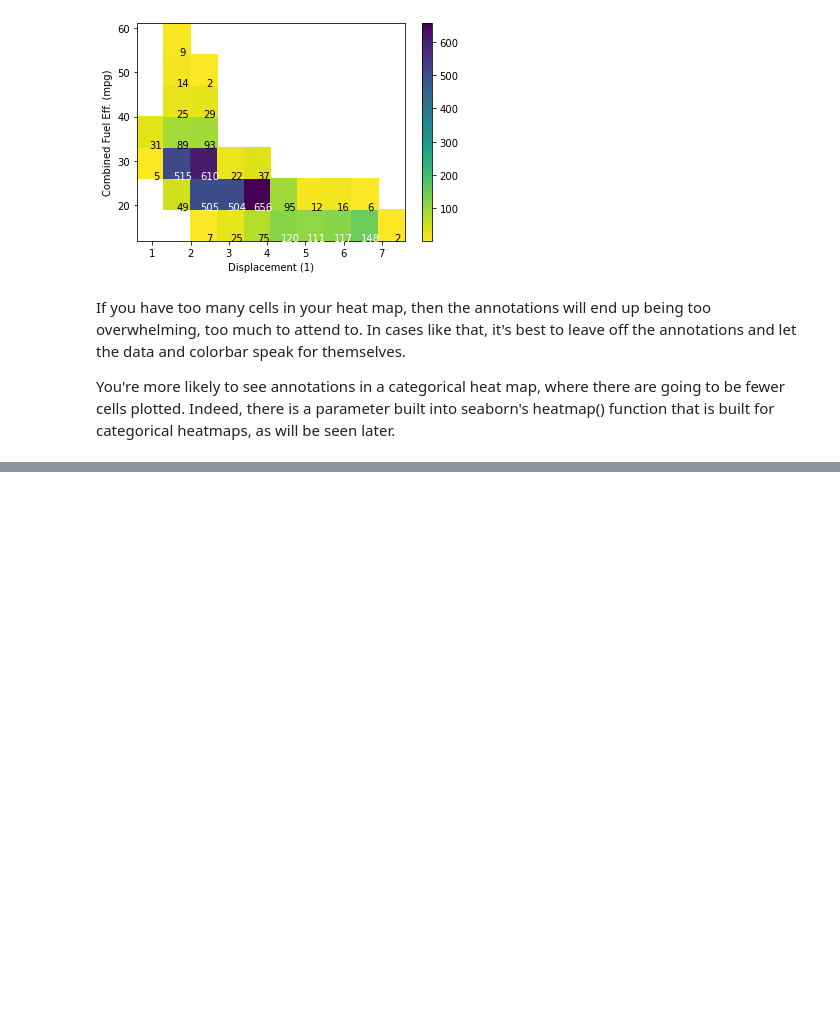
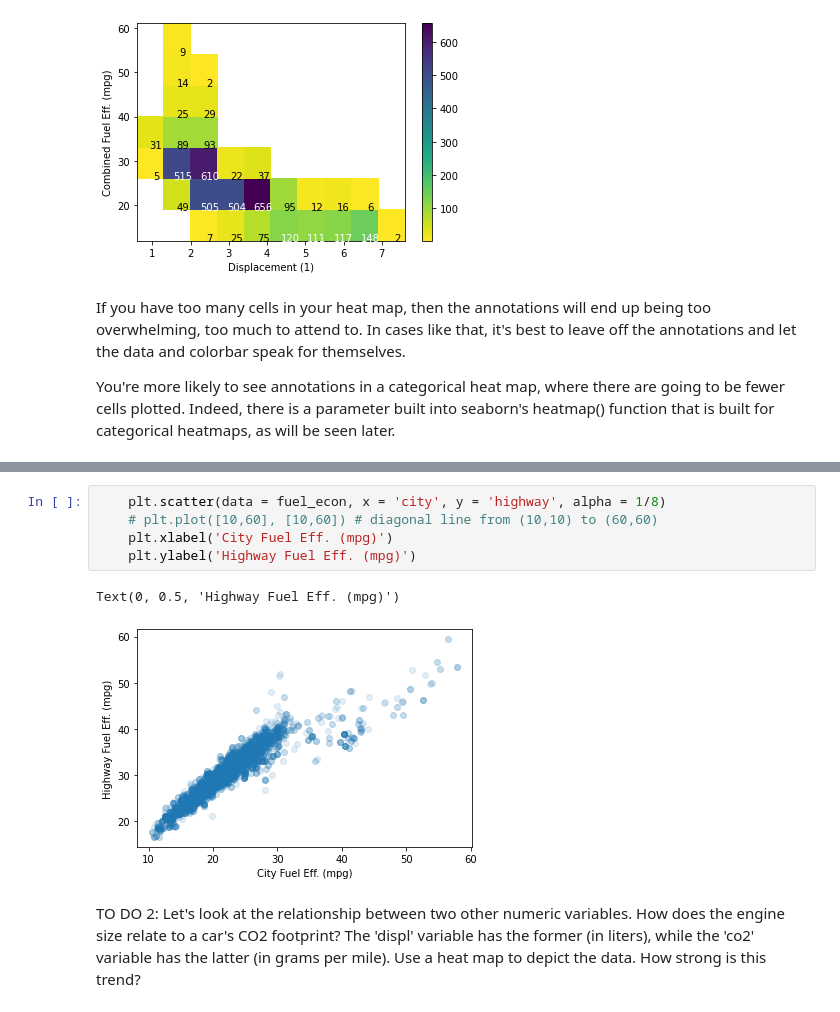
Before and after one commit to hassan-halim/data_visualization, a Jupyter notebook: bivariate_lesson_01.ipynb, the cells around one changed output, grey strips where cells are left out. Drawn from its saved outputs; the diff is of its cells as text; blank space fills up the shorter version.

```diff
--- a/bivariate_lesson_01.ipynb
+++ b/bivariate_lesson_01.ipynb
@@ -221,0 +252,11 @@ You're more likely to see annotations in a categorical heat map, where there are
+# %%
+    plt.scatter(data = fuel_econ, x = 'city', y = 'highway', alpha = 1/8)
+    # plt.plot([10,60], [10,60]) # diagonal line from (10,10) to (60,60)
+    plt.xlabel('City Fuel Eff. (mpg)')
+    plt.ylabel('Highway Fuel Eff. (mpg)')
+# %% [output]
+Text(0, 0.5, 'Highway Fuel Eff. (mpg)')
+[figure, added]
+# %% [markdown]
+TO DO 2:
+Let's look at the relationship between two other numeric variables. How does the engine size relate to a car's CO2 footprint? The 'displ' variable has the former (in liters), while the 'co2' variable has the latter (in grams per mile). Use a heat map to depict the data. How strong is this trend?
```
Also changed, not shown: parts of 51 cells of this notebook.
